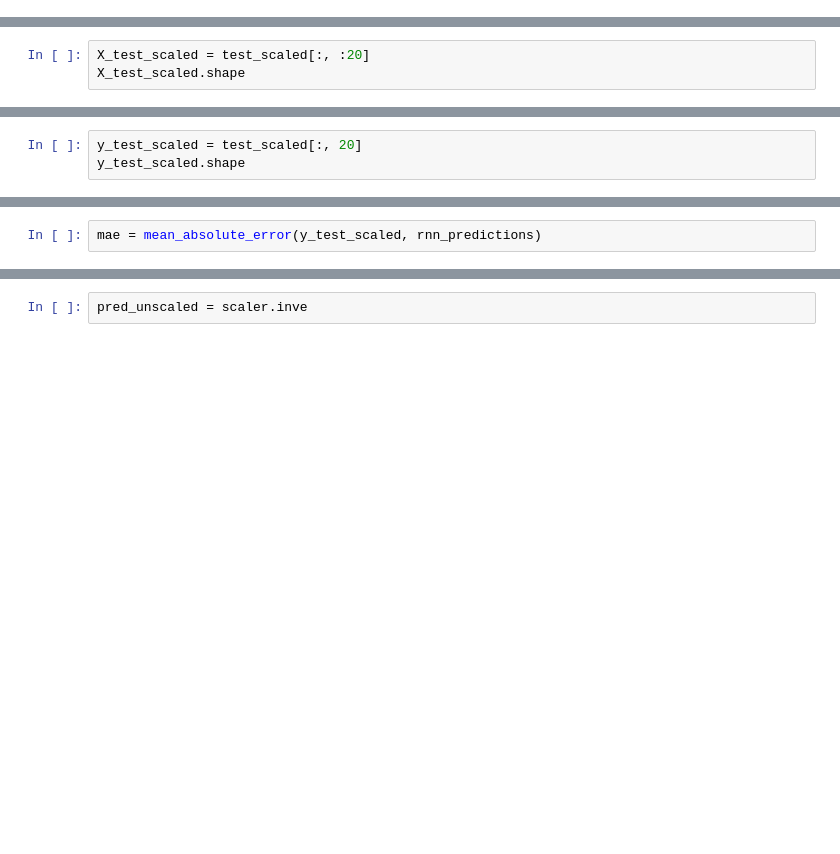
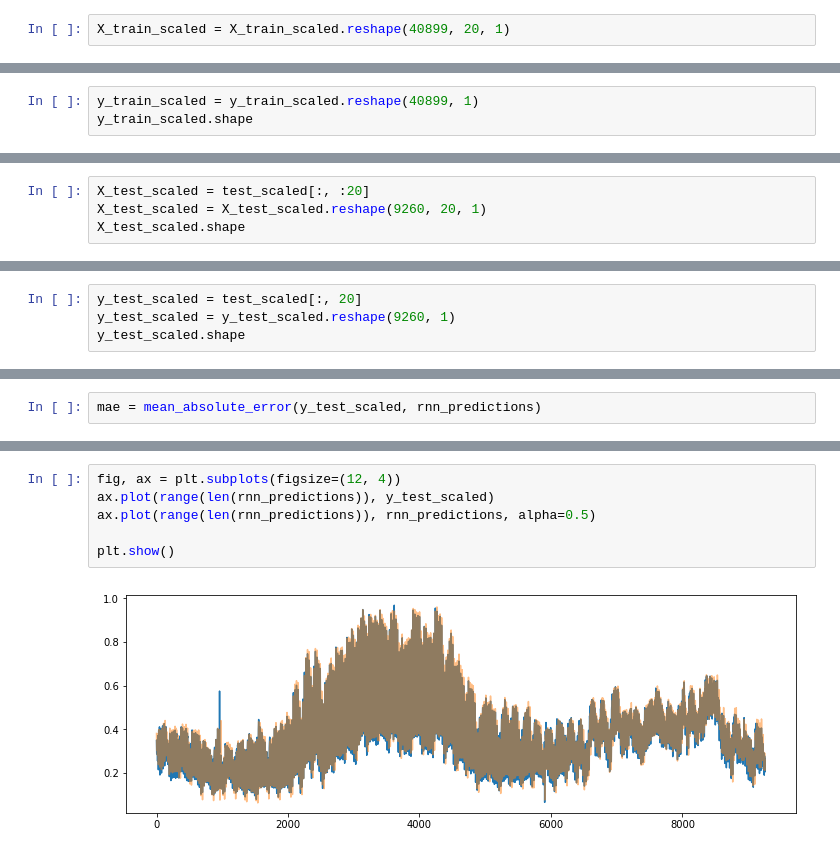
Before and after one commit to ryan-blauwaert/energy_forecasting, a Jupyter notebook: notebooks/RNN_1.ipynb, the cells around one changed output, grey strips where cells are left out. Cells and saved outputs as stored; diff of their text form; blank space fills up the shorter version.

```diff
--- a/notebooks/RNN_1.ipynb
+++ b/notebooks/RNN_1.ipynb
@@ -134,2 +106,4 @@ X_train_scaled.shape
+# %%
+X_train_scaled = X_train_scaled.reshape(40899, 20, 1)
 # %%
 y_train_scaled = train_scaled[:, 20]
@@ -139,0 +110,3 @@ y_train_scaled.shape
+# %%
+y_train_scaled = y_train_scaled.reshape(40899, 1)
+y_train_scaled.shape
@@ -140,10 +115,12 @@ y_train_scaled.shape
 # %%
 X_test_scaled = test_scaled[:, :20]
+X_test_scaled = X_test_scaled.reshape(9260, 20, 1)
 X_test_scaled.shape
 # %% [output]
 (9260, 20, 1)
 # %%
 y_test_scaled = test_scaled[:, 20]
+y_test_scaled = y_test_scaled.reshape(9260, 1)
 y_test_scaled.shape
 # %% [output]
 (9260, 1)
@@ -228,2 +208,8 @@ mae
-# %%
-pred_unscaled = scaler.inve
+# %%
+fig, ax = plt.subplots(figsize=(12, 4))
+ax.plot(range(len(rnn_predictions)), y_test_scaled)
+ax.plot(range(len(rnn_predictions)), rnn_predictions, alpha=0.5)
+
+plt.show()
+# %% [output]
+[figure, added]
```
Also changed, not shown: parts of 11 cells of this notebook, 6 other files.
